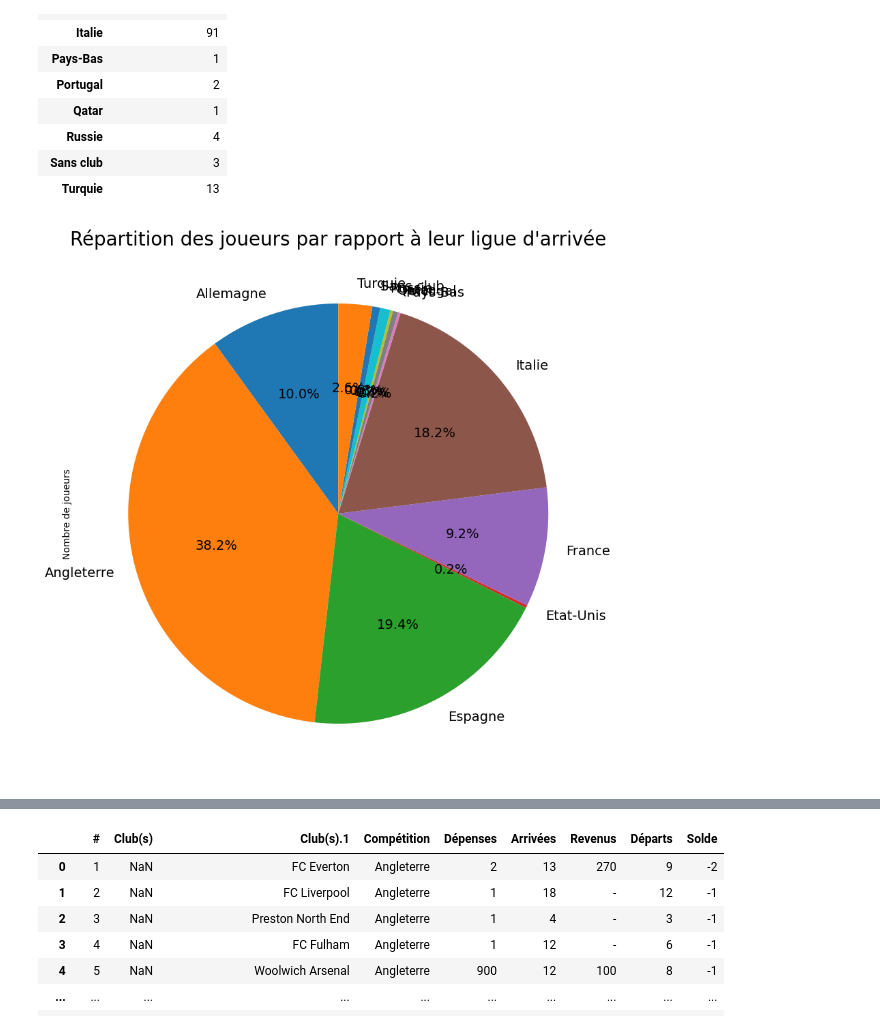
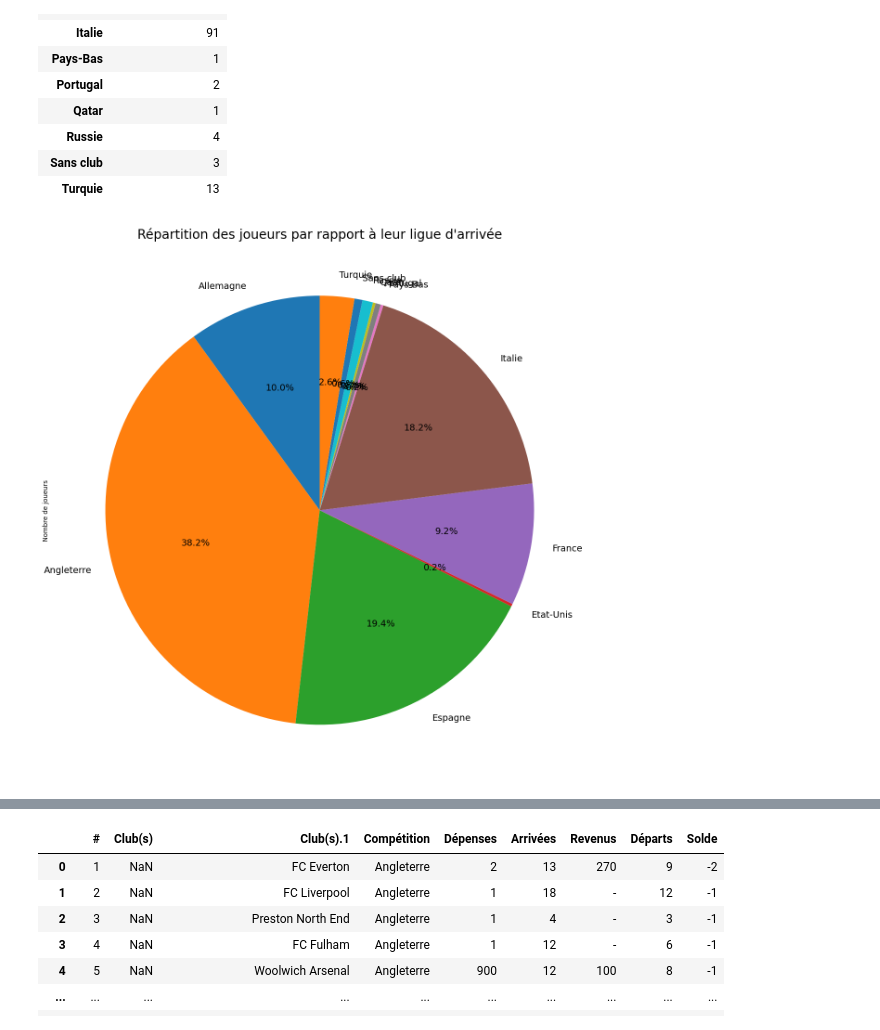
Before and after one commit to guypi001/DE, a Jupyter notebook: prog _test(1).ipynb, the cells around one changed output, grey strips where cells are left out. Drawn from its saved outputs; the diff is of its cells as text; code cells hidden in the pictures.

Commit message:
Fin de la premiere partie de l'analyse

```diff
--- a/prog _test(1).ipynb
+++ b/prog _test(1).ipynb
@@ -1454,32 +1457,7 @@ for i in range(len(best_transfert)):
     else:
         pass
 
-for i in range(len(best_transfert)):
 
-    if 'Liga NOS' in best_transfert['Ligue_dep'][i] or 'Liga Portugal' in best_transfert['Ligue_dep'][i]:
-        best_transfert['Ligue_dep'][i] = 'Portugal'
-    elif 'Serie A' in best_transfert['Ligue_dep'][i] or 'Série A' in best_transfert['Ligue_dep'][i]:
-        best_transfert['Ligue_dep'][i] = 'Italie'
-    elif 'Premier League' in best_transfert['Ligue_dep'][i]:
-        best_transfert['Ligue_dep'][i] = 'Angleterre'
-    elif 'Süper Lig' in best_transfert['Ligue_dep'][i] or 'Super League' in best_transfert['Ligue_dep'][i]:
-        best_transfert['Ligue_dep'][i] = 'Turquie'
-    elif 'Bundesliga' in best_transfert['Ligue_dep'][i] or 'Bundesliga 1' in best_transfert['Ligue_dep'][i]:
-        best_transfert['Ligue_dep'][i] = 'Allemagne'
-    elif 'LaLiga' in best_transfert['Ligue_dep'][i]:
-        best_transfert['Ligue_dep'][i] = 'Espagne'
-    elif 'Ligue 1' in best_transfert['Ligue_dep'][i]:
-        best_transfert['Ligue_dep'][i] = 'France'
-    elif 'Premier Liga' in best_transfert['Ligue_dep'][i]:
-        best_transfert['Ligue_dep'][i] = 'Russie'
-    elif 'Eredivisie' in best_transfert['Ligue_dep'][i]:
-        best_transfert['Ligue_dep'][i] = 'Pays-Bas'
-    elif 'MLS' in best_transfert['Ligue_dep'][i]:
-        best_transfert['Ligue_dep'][i] = 'Etat-Unis'
-    elif 'Stars League' in best_transfert['Ligue_dep'][i]:
-        best_transfert['Ligue_dep'][i] = 'Qatar'
-    else:
-        pass
 
 best_transfert
 # %% [output]
@@ -1536,8 +1514,8 @@ ligue_arr
 | Turquie | 13 |
 # %%
 # Faire un diagramme circulaire
-ligue_arr.plot.pie(y='Nombre de joueurs', figsize=(10, 10), autopct='%1.1f%%', startangle=90, shadow=False, labels=ligue_arr.index, legend = False, fontsize=14)
+ligue_arr.plot.pie(y='Nombre de joueurs', figsize=(15, 15), autopct='%1.1f%%', startangle=90, shadow=False, labels=ligue_arr.index, legend = False, fontsize=14)
 plt.title('Répartition des joueurs par rapport à leur ligue d\'arrivée', fontsize=20)
 plt.show()
 # %% [output]
-[figure, old version]
+[figure, new version]
```
Also changed, not shown: parts of 7 cells of this notebook.
